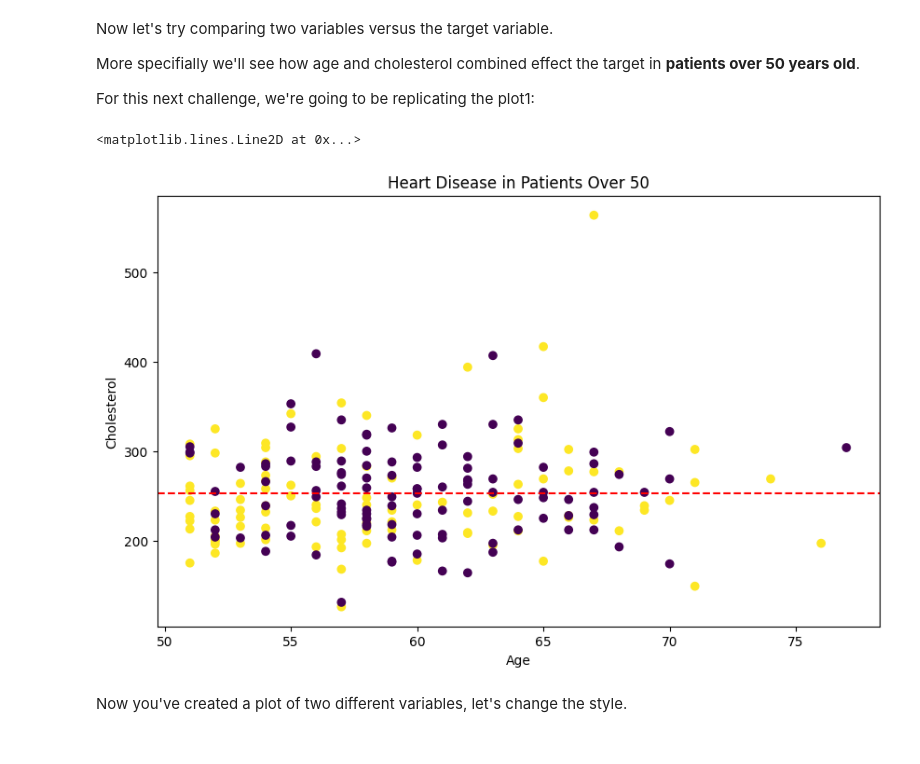
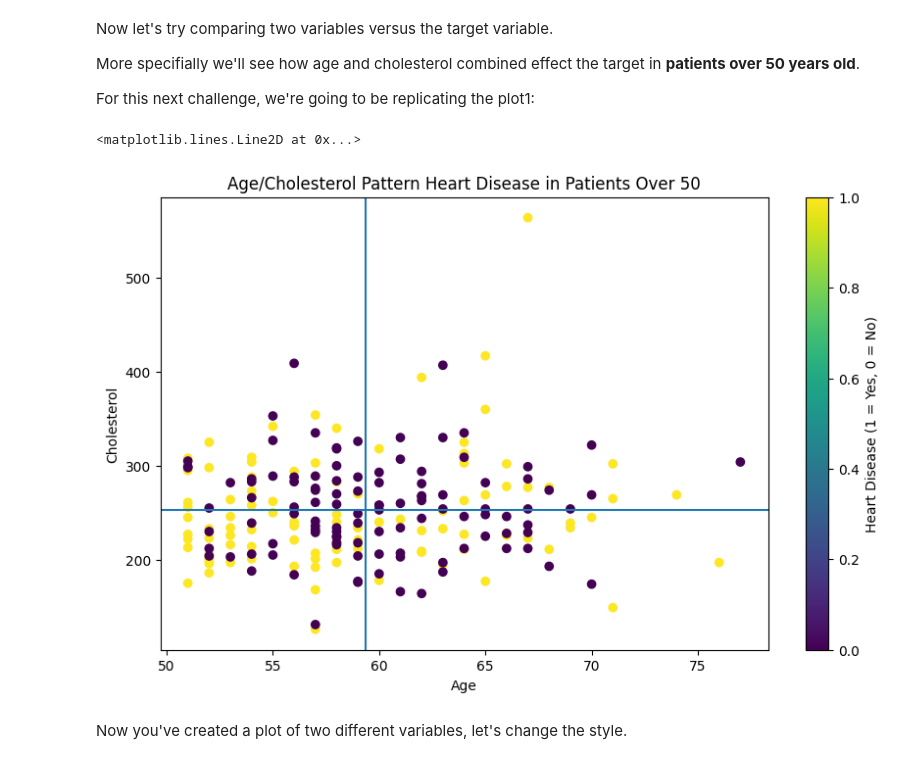
Before and after one commit to cri10dm-4/DSA-5620, a Jupyter notebook: ICP3/ICP3_B.ipynb, the cells around one changed output. Cells and saved outputs as stored; diff of their text form; code cells hidden in the pictures.

```diff
--- a/ICP3/ICP3_B.ipynb
+++ b/ICP3/ICP3_B.ipynb
@@ -20,3 +21,6 @@ Mounted at /content/drive
+# %%
+plt.style.use('default')
+#ToReset
 # %%
 # Import the pyplot module from matplotlib as plt and make sure
 # plots appear in the notebook using '%matplotlib inline'
@@ -409,28 +427,31 @@ For this next challenge, we're going to be replicating the plot1:
 # %%
 # Replicate the above plot in whichever way you see fit
 
 # Note: The method below is only one way of doing it, yours might be
 # slightly different
 
 # Create DataFrame with patients over 50 years old
 over_50 = heart_disease[heart_disease['age'] > 50]
 
 # Create the plot
 fig, ax = plt.subplots(figsize=(10, 6))
 
 # Plot the data
 scatter = ax.scatter(over_50['age'], over_50['chol'], c=over_50['target'])
 
 # Customize the plot
-ax.set(title='Heart Disease in Patients Over 50',
+ax.set(title='Age/Cholesterol Pattern Heart Disease in Patients Over 50',
        xlabel='Age',
        ylabel='Cholesterol')
+cbar = plt.colorbar(scatter, ax=ax)
+cbar.set_label('Heart Disease (1 = Yes, 0 = No)')
 
 # Add a meanline
-ax.axhline(over_50['chol'].mean(), linestyle='--', color='red', label='Mean Cholesterol')
+ax.axhline(over_50['chol'].mean(),  label='Mean Cholesterol')
+ax.axvline(over_50['age'].mean(),  label='Mean Age')
 # %% [output]
 <matplotlib.lines.Line2D at 0x...>
-[figure, old version]
+[figure, new version]
 # %% [markdown]
 Now you've created a plot of two different variables, let's change the style.
 # %%
```
Also changed, not shown: parts of 18 cells of this notebook.
